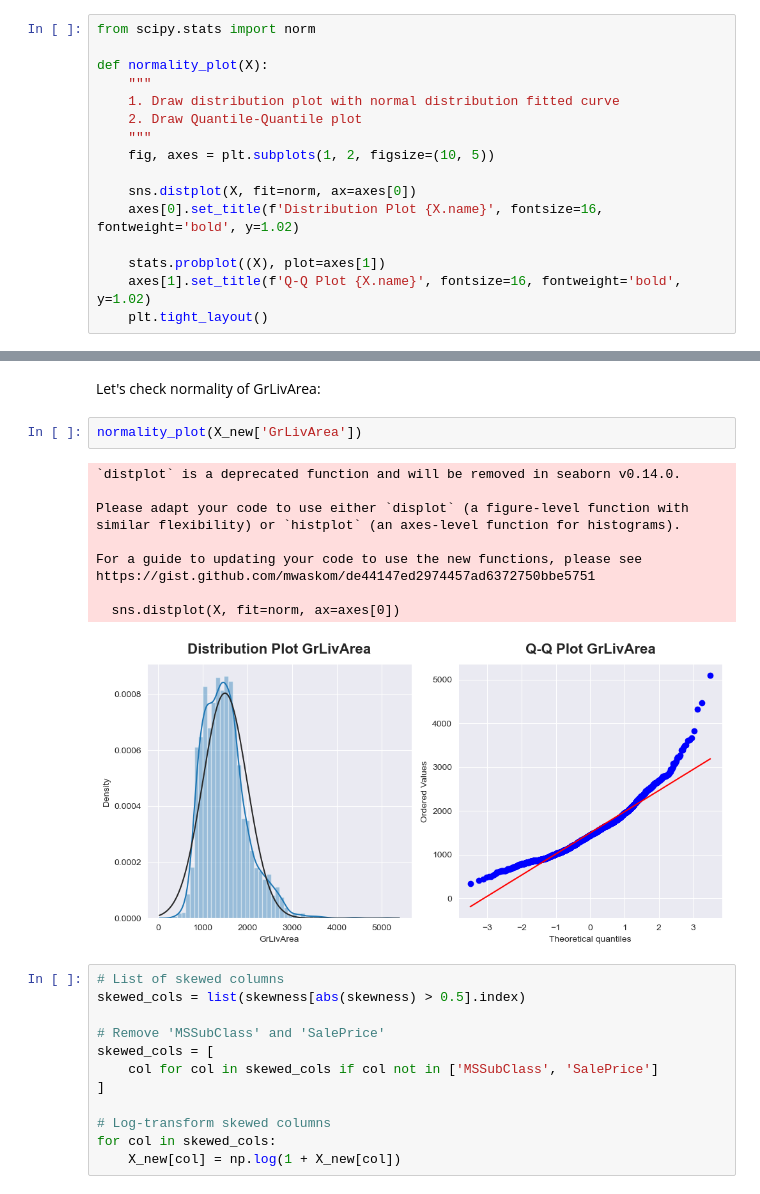
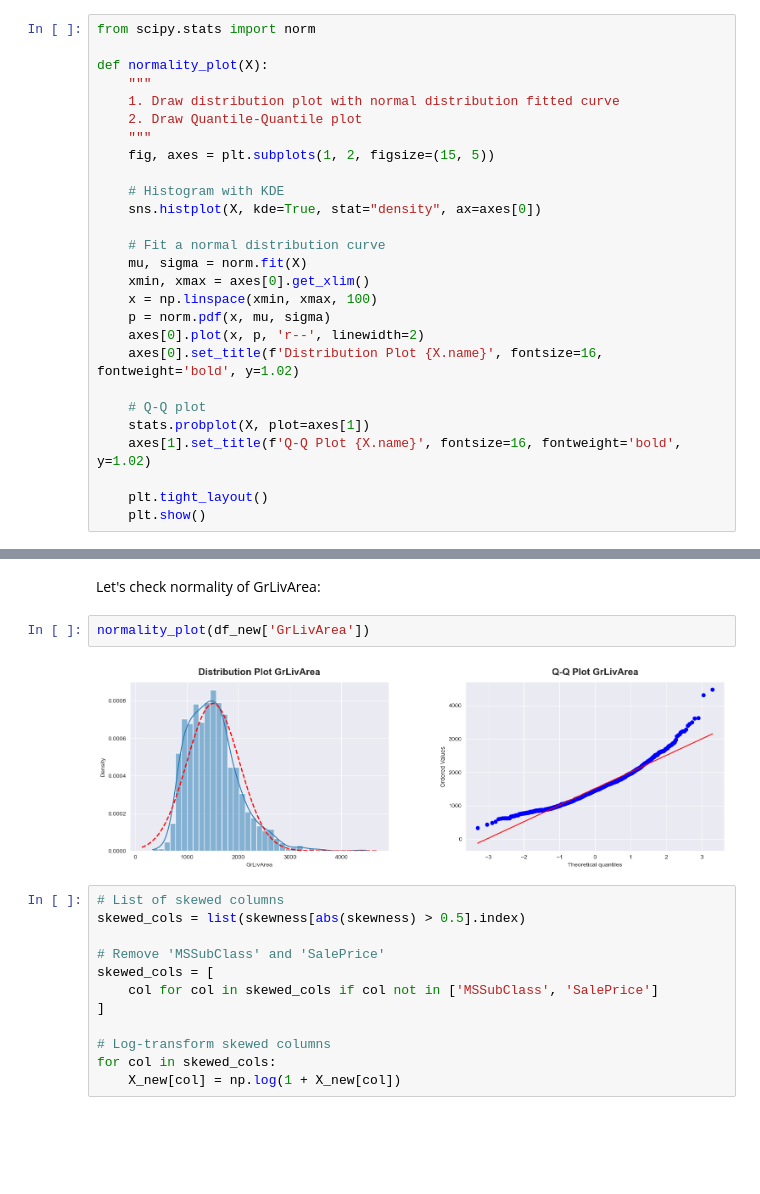
Before and after one commit to annugit1655/Real-Estate-Price-Prediction, a Jupyter notebook: Real-Estate-Price-Prediction/notebooks/house-price.ipynb, the cells around one changed output, grey strips where cells are left out. Cells and saved outputs as stored; diff of their text form; blank space fills up the shorter version.

```diff
--- a/Real-Estate-Price-Prediction/notebooks/house-price.ipynb
+++ b/Real-Estate-Price-Prediction/notebooks/house-price.ipynb
@@ -863,11 +1011,22 @@ def normality_plot(X):
     1. Draw distribution plot with normal distribution fitted curve
     2. Draw Quantile-Quantile plot
     """
-    fig, axes = plt.subplots(1, 2, figsize=(10, 5))
+    fig, axes = plt.subplots(1, 2, figsize=(15, 5))
 
-    sns.distplot(X, fit=norm, ax=axes[0])
+    # Histogram with KDE
+    sns.histplot(X, kde=True, stat="density", ax=axes[0])
+
+    # Fit a normal distribution curve
+    mu, sigma = norm.fit(X)
+    xmin, xmax = axes[0].get_xlim()
+    x = np.linspace(xmin, xmax, 100)
+    p = norm.pdf(x, mu, sigma)
+    axes[0].plot(x, p, 'r--', linewidth=2)
     axes[0].set_title(f'Distribution Plot {X.name}', fontsize=16, fontweight='bold', y=1.02)
 
-    stats.probplot((X), plot=axes[1])
+    # Q-Q plot
+    stats.probplot(X, plot=axes[1])
     axes[1].set_title(f'Q-Q Plot {X.name}', fontsize=16, fontweight='bold', y=1.02)
+
     plt.tight_layout()
+    plt.show()
@@ -939,18 +1077,9 @@ dtype: object
 # %% [markdown]
 Let's check normality of GrLivArea:
 # %%
-normality_plot(X_new['GrLivArea'])
+normality_plot(df_new['GrLivArea'])
 # %% [output]
-`distplot` is a deprecated function and will be removed in seaborn v0.14.0.
-
-Please adapt your code to use either `displot` (a figure-level function with
-similar flexibility) or `histplot` (an axes-level function for histograms).
-
-For a guide to updating your code to use the new functions, please see
-https://gist.github.com/mwaskom/de44147ed2974457ad6372750bbe5751
-
-  sns.distplot(X, fit=norm, ax=axes[0])
-[figure, old version]
+[figure, new version]
 # %%
 # List of skewed columns
 skewed_cols = list(skewness[abs(skewness) > 0.5].index)
```
Also changed, not shown: parts of 18 cells of this notebook.
